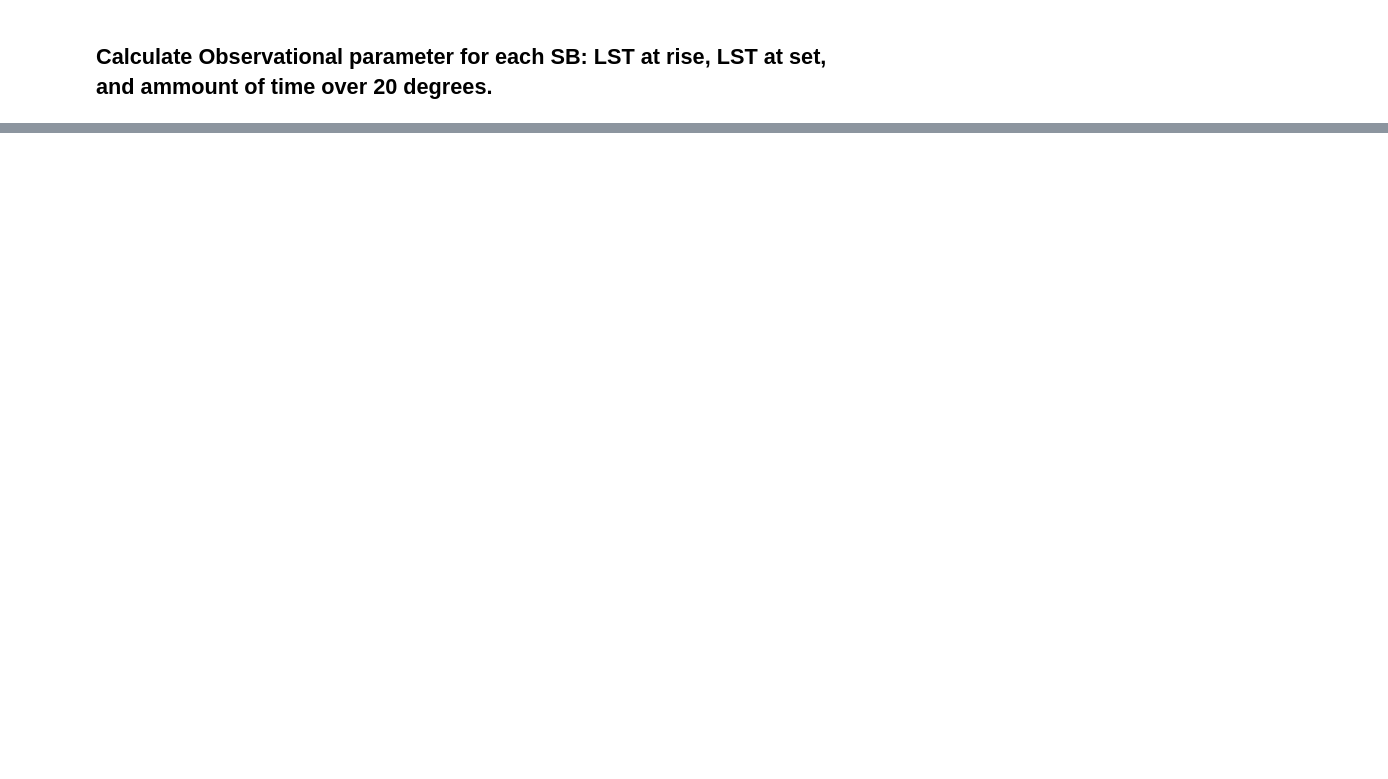
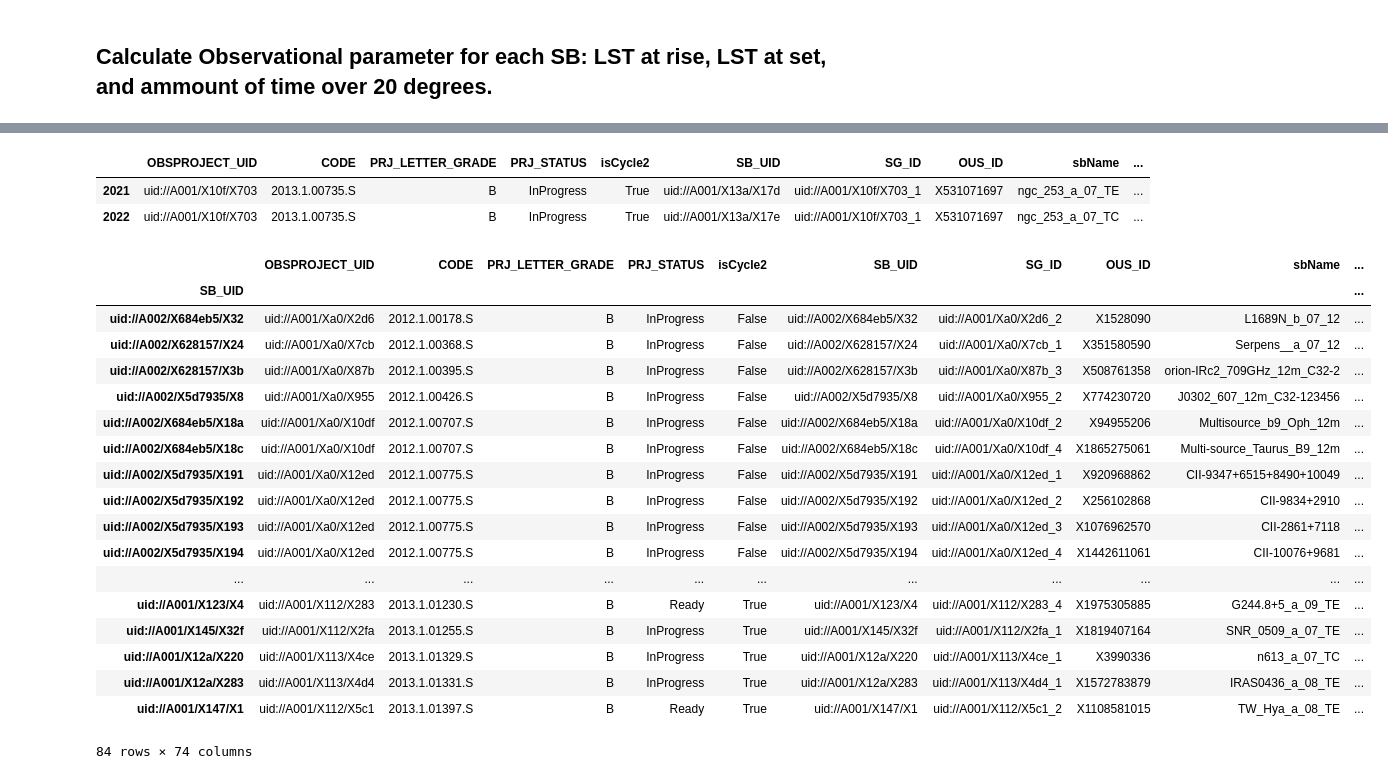
Before and after one commit to itoledoc/notebook, a Jupyter notebook: apa_reports.ipynb, the cells around one changed output, grey strips where cells are left out. Drawn from its saved outputs; the diff is of its cells as text; code cells hidden in the pictures; blank space fills up the shorter version.

```diff
--- a/apa_reports.ipynb
+++ b/apa_reports.ipynb
@@ -277,0 +410,28 @@ remaining.groupby(['CODE', 'Problem'])[['sbName']].count().unstack().head()
+# %%
+summary.query('CODE == "2013.1.00735.S"')
+# %% [output]
+|  | OBSPROJECT_UID | CODE | PRJ_LETTER_GRADE | PRJ_STATUS | isCycle2 | SB_UID | SG_ID | OUS_ID | sbName | ... |
+| 2021 | uid://A001/X10f/X703 | 2013.1.00735.S | B | InProgress | True | uid://A001/X13a/X17d | uid://A001/X10f/X703_1 | X531071697 | ngc_253_a_07_TE | ... |
+| 2022 | uid://A001/X10f/X703 | 2013.1.00735.S | B | InProgress | True | uid://A001/X13a/X17e | uid://A001/X10f/X703_1 | X531071697 | ngc_253_a_07_TC | ... |
+# %%
+remaining.query('C34_1 == 1 or C34_2 == 1').query("C34_3 == 0").query('PRJ_LETTER_GRADE != "C" and observed < execount')
+# %% [output]
+|  | OBSPROJECT_UID | CODE | PRJ_LETTER_GRADE | PRJ_STATUS | isCycle2 | SB_UID | SG_ID | OUS_ID | sbName | ... |
+| SB_UID |  |  |  |  |  |  |  |  |  | ... |
+| uid://A002/X684eb5/X32 | uid://A001/Xa0/X2d6 | 2012.1.00178.S | B | InProgress | False | uid://A002/X684eb5/X32 | uid://A001/Xa0/X2d6_2 | X1528090 | L1689N_b_07_12 | ... |
+| uid://A002/X628157/X24 | uid://A001/Xa0/X7cb | 2012.1.00368.S | B | InProgress | False | uid://A002/X628157/X24 | uid://A001/Xa0/X7cb_1 | X351580590 | Serpens__a_07_12 | ... |
+| uid://A002/X628157/X3b | uid://A001/Xa0/X87b | 2012.1.00395.S | B | InProgress | False | uid://A002/X628157/X3b | uid://A001/Xa0/X87b_3 | X508761358 | orion-IRc2_709GHz_12m_C32-2 | ... |
+| uid://A002/X5d7935/X8 | uid://A001/Xa0/X955 | 2012.1.00426.S | B | InProgress | False | uid://A002/X5d7935/X8 | uid://A001/Xa0/X955_2 | X774230720 | J0302_607_12m_C32-123456 | ... |
+| uid://A002/X684eb5/X18a | uid://A001/Xa0/X10df | 2012.1.00707.S | B | InProgress | False | uid://A002/X684eb5/X18a | uid://A001/Xa0/X10df_2 | X94955206 | Multisource_b9_Oph_12m | ... |
+| uid://A002/X684eb5/X18c | uid://A001/Xa0/X10df | 2012.1.00707.S | B | InProgress | False | uid://A002/X684eb5/X18c | uid://A001/Xa0/X10df_4 | X1865275061 | Multi-source_Taurus_B9_12m | ... |
+| uid://A002/X5d7935/X191 | uid://A001/Xa0/X12ed | 2012.1.00775.S | B | InProgress | False | uid://A002/X5d7935/X191 | uid://A001/Xa0/X12ed_1 | X920968862 | CII-9347+6515+8490+10049 | ... |
+| uid://A002/X5d7935/X192 | uid://A001/Xa0/X12ed | 2012.1.00775.S | B | InProgress | False | uid://A002/X5d7935/X192 | uid://A001/Xa0/X12ed_2 | X256102868 | CII-9834+2910 | ... |
+| uid://A002/X5d7935/X193 | uid://A001/Xa0/X12ed | 2012.1.00775.S | B | InProgress | False | uid://A002/X5d7935/X193 | uid://A001/Xa0/X12ed_3 | X1076962570 | CII-2861+7118 | ... |
+| uid://A002/X5d7935/X194 | uid://A001/Xa0/X12ed | 2012.1.00775.S | B | InProgress | False | uid://A002/X5d7935/X194 | uid://A001/Xa0/X12ed_4 | X1442611061 | CII-10076+9681 | ... |
+| ... | ... | ... | ... | ... | ... | ... | ... | ... | ... | ... |
+| uid://A001/X123/X4 | uid://A001/X112/X283 | 2013.1.01230.S | B | Ready | True | uid://A001/X123/X4 | uid://A001/X112/X283_4 | X1975305885 | G244.8+5_a_09_TE | ... |
+| uid://A001/X145/X32f | uid://A001/X112/X2fa | 2013.1.01255.S | B | InProgress | True | uid://A001/X145/X32f | uid://A001/X112/X2fa_1 | X1819407164 | SNR_0509_a_07_TE | ... |
+| uid://A001/X12a/X220 | uid://A001/X113/X4ce | 2013.1.01329.S | B | InProgress | True | uid://A001/X12a/X220 | uid://A001/X113/X4ce_1 | X3990336 | n613_a_07_TC | ... |
+| uid://A001/X12a/X283 | uid://A001/X113/X4d4 | 2013.1.01331.S | B | InProgress | True | uid://A001/X12a/X283 | uid://A001/X113/X4d4_1 | X1572783879 | IRAS0436_a_08_TE | ... |
+| uid://A001/X147/X1 | uid://A001/X112/X5c1 | 2013.1.01397.S | B | Ready | True | uid://A001/X147/X1 | uid://A001/X112/X5c1_2 | X1108581015 | TW_Hya_a_08_TE | ... |
+84 rows × 74 columns
```
Also changed, not shown: parts of 24 cells of this notebook, 1 other file.
